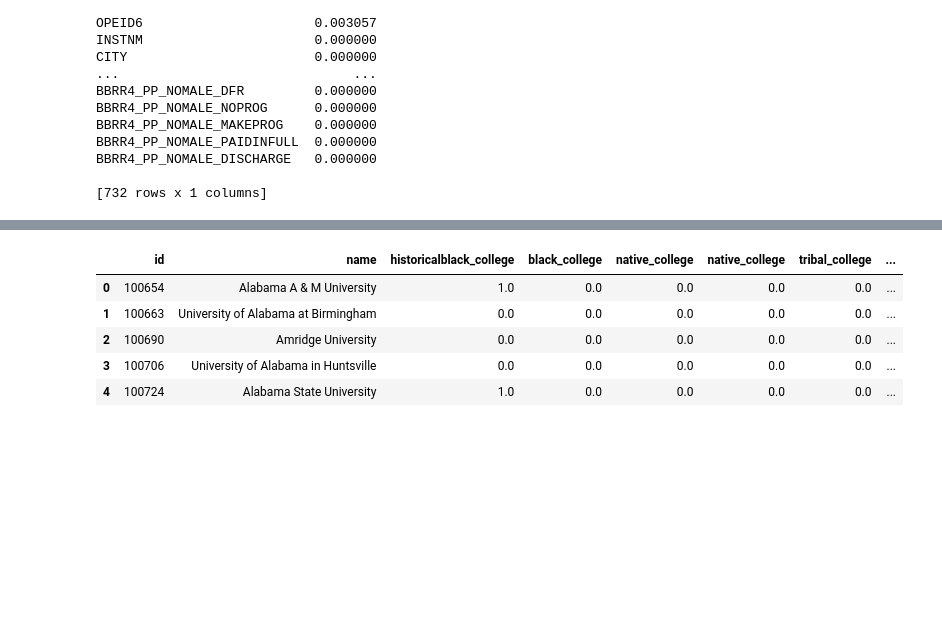
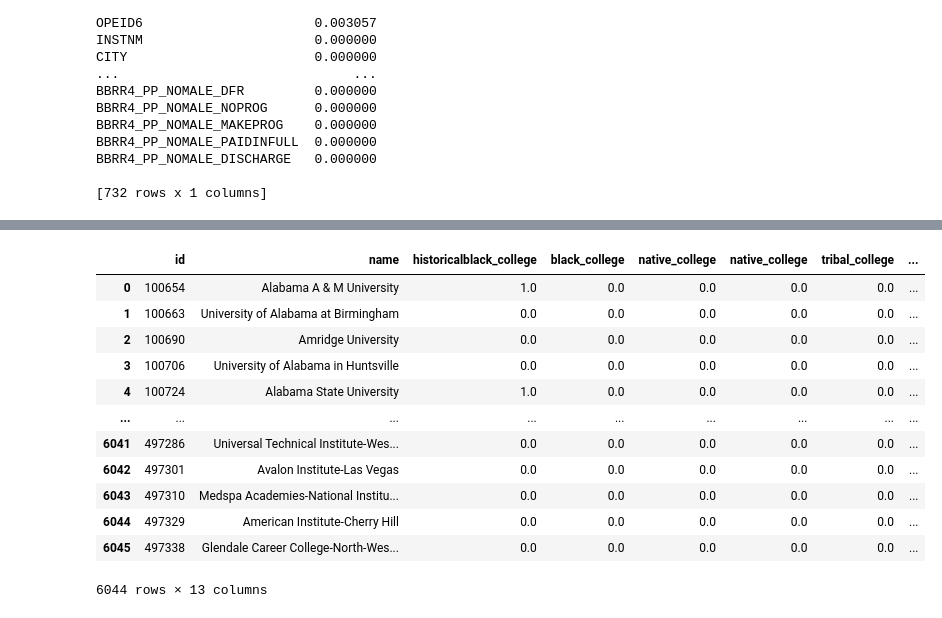
Before and after one commit to Wook22/Education_Institution_Data_Analysis, a Jupyter notebook: test_code.ipynb, the cells around one changed output, grey strips where cells are left out. Cells and saved outputs as stored; diff of their text form; code cells hidden in the pictures; blank space fills up the shorter version.

```diff
--- a/test_code.ipynb
+++ b/test_code.ipynb
@@ -149,6 +149,7 @@ test_select_df = test_df[[
     "UG25ABV",
     "UGDS_MEN",
     "UGDS_WOMEN",
+    "SCHTYPE",
     "STUFACR",
     "IRPS_2MOR",
     "IRPS_AIAN",
@@ -256,6 +257,7 @@ column_dictionary = {
     "UG25ABV":"pecentage_of_over25",
     "UGDS_MEN":"enrollment_percentage_man",
     "UGDS_WOMEN":"enrollment_percentage_women",
+    "SCHTYPE": "public/private",
     "STUFACR":"faculity_ratio_student",
     "IRPS_2MOR":"faculity_ratio_mix",
     "IRPS_AIAN":"faculity_ratio_native",
@@ -317,25 +327,32 @@ test_location_clean.head()
 # %%
 test_type = test_rename[[
     "id",
     "name",
     "historicalblack_college",
     "black_college",
     "native_college",
     "tribal_college",
     "asian_college",
     "hispanic_college",
     "native_college",
     "men_college",
     "women_college"
 ]]
 
 test_type_clean = test_type.dropna()
-test_type_clean.head()
+test_type_clean
 # %% [output]
 |  | id | name | historicalblack_college | black_college | native_college | native_college | tribal_college | ... |
 | 0 | 100654 | Alabama A & M University | 1.0 | 0.0 | 0.0 | 0.0 | 0.0 | ... |
 | 1 | 100663 | University of Alabama at Birmingham | 0.0 | 0.0 | 0.0 | 0.0 | 0.0 | ... |
 | 2 | 100690 | Amridge University | 0.0 | 0.0 | 0.0 | 0.0 | 0.0 | ... |
 | 3 | 100706 | University of Alabama in Huntsville | 0.0 | 0.0 | 0.0 | 0.0 | 0.0 | ... |
 | 4 | 100724 | Alabama State University | 1.0 | 0.0 | 0.0 | 0.0 | 0.0 | ... |
+| ... | ... | ... | ... | ... | ... | ... | ... | ... |
+| 6041 | 497286 | Universal Technical Institute-Wes... | 0.0 | 0.0 | 0.0 | 0.0 | 0.0 | ... |
+| 6042 | 497301 | Avalon Institute-Las Vegas | 0.0 | 0.0 | 0.0 | 0.0 | 0.0 | ... |
+| 6043 | 497310 | Medspa Academies-National Institu... | 0.0 | 0.0 | 0.0 | 0.0 | 0.0 | ... |
+| 6044 | 497329 | American Institute-Cherry Hill | 0.0 | 0.0 | 0.0 | 0.0 | 0.0 | ... |
+| 6045 | 497338 | Glendale Career College-North-Wes... | 0.0 | 0.0 | 0.0 | 0.0 | 0.0 | ... |
+6044 rows × 13 columns
 # %%
```
Also changed, not shown: parts of 7 cells of this notebook.
